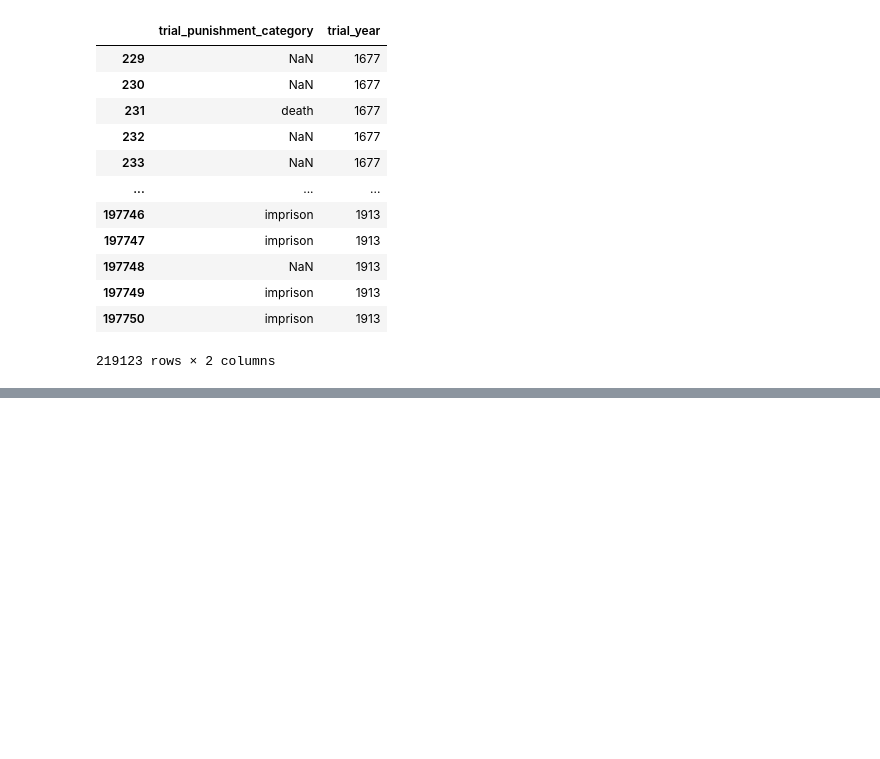
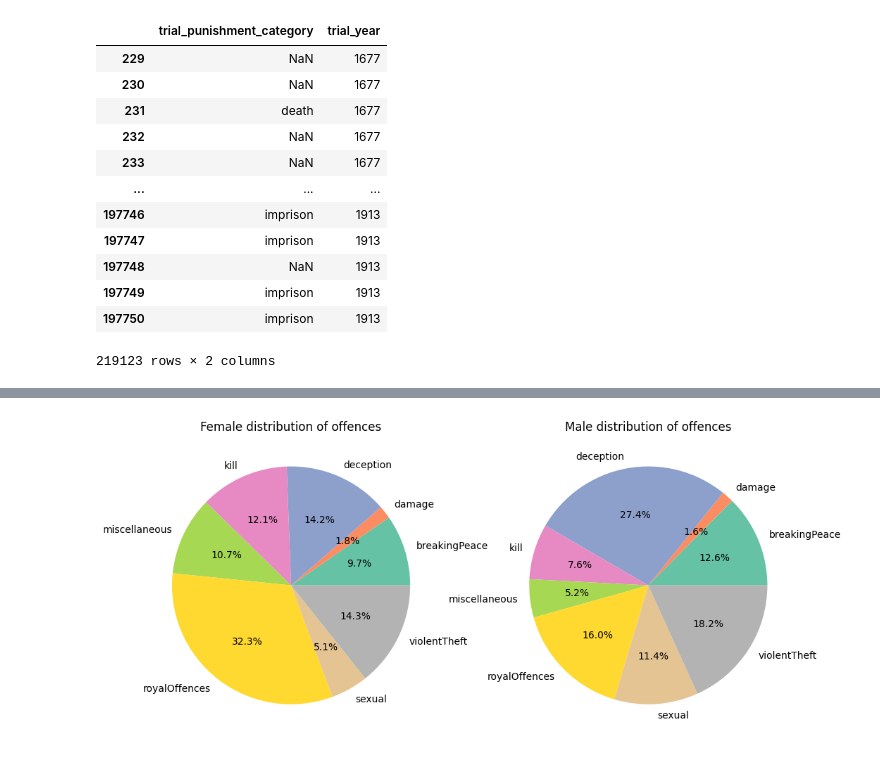
Before and after one commit to isabelabuzzo/Old-Bailey-Trails-Analysis, a Jupyter notebook: 1_Intro.ipynb, the cells around one changed output, grey strips where cells are left out. Cells and saved outputs as stored; diff of their text form; code cells hidden in the pictures; blank space fills up the shorter version.

```diff
--- a/1_Intro.ipynb
+++ b/1_Intro.ipynb
@@ -651,0 +766,3 @@ df_time_punish
+# %%
+df_gender_offense_plot = df_gender_offense[['trial_defendant_gender', 'trial_offence_category']].value_counts()
+df_gender_offense_plot
@@ -651,0 +790,4 @@ df_time_punish
+# %%
+# Reindexing to set only one index (trial_defendant_gender)
+df_gender_offense_plot = df_gender_offense_plot.unstack(level=0)
+df_gender_offense_plot
@@ -651,0 +806,3 @@ df_time_punish
+# %%
+male_gender_offense_plot = df_gender_offense_plot['male']
+male_gender_offense_plot
@@ -651,0 +821,3 @@ df_time_punish
+# %%
+female_gender_offense_plot = df_gender_offense_plot['female']
+female_gender_offense_plot
@@ -651,0 +836,24 @@ df_time_punish
+# %%
+fig, axes = plt.subplots(1, 2, figsize=(12, 10))
+
+female_gender_offense_plot[female_gender_offense_plot.index != 'theft'].plot(kind='pie',
+                      autopct='%1.1f%%',
+                      colormap='Set2',
+                      ylabel='',
+                      startangle=0,
+                      ax=axes[0]
+                      )
+
+male_gender_offense_plot[male_gender_offense_plot.index != 'theft'].plot(kind='pie',
+                                                                        autopct='%1.1f%%',
+                                                                        colormap='Set2',
+                                                                        ylabel='',
+                                                                        startangle=0,
+                                                                        ax=axes[1]
+                                                                         )
+
+axes[0].set_title('Female distribution of offences')
+axes[1].set_title('Male distribution of offences')
+plt.show()
+# %% [output]
+[figure, added]
```
Also changed, not shown: parts of 12 cells of this notebook.
